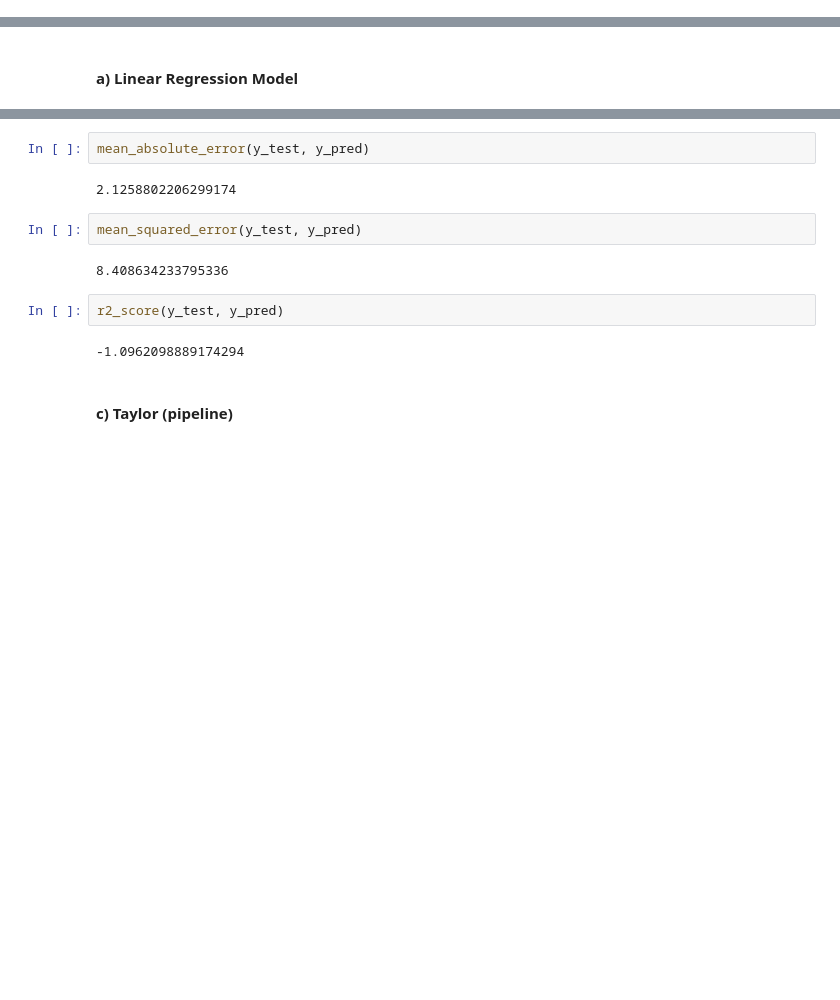
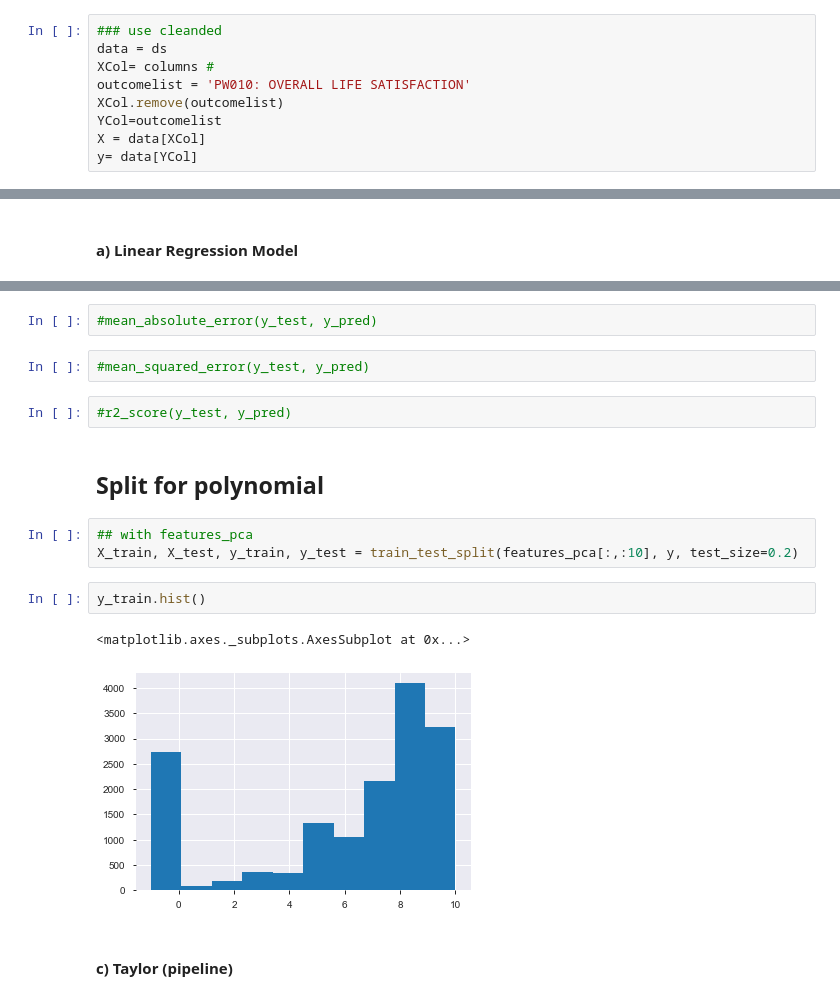
Before and after one commit to ta-data-lis/final-project, a Jupyter notebook: your-project/3_Machine Learning - TRY2.ipynb, the cells around one changed output, grey strips where cells are left out. Saved outputs shown, nothing was run; the diff lists cells and outputs as text; blank space fills up the shorter version.

```diff
--- a/your-project/3_Machine Learning - TRY2.ipynb
+++ b/your-project/3_Machine Learning - TRY2.ipynb
@@ -170,0 +174,9 @@ PCA / ICA
+# %%
+### use cleanded
+data = ds
+XCol= columns #
+outcomelist = 'PW010: OVERALL LIFE SATISFACTION'
+XCol.remove(outcomelist)
+YCol=outcomelist
+X = data[XCol]
+y= data[YCol]
@@ -267,15 +314,19 @@ Coef:  [  2.29998998  -7.19151695  -6.12783093  -3.10279335 -10.30977633
 # %%
-mean_absolute_error(y_test, y_pred)
+#mean_absolute_error(y_test, y_pred)
-# %% [output]
-2.1258802206299174
 # %%
-mean_squared_error(y_test, y_pred)
+#mean_squared_error(y_test, y_pred)
-# %% [output]
-8.408634233795336
 # %%
-r2_score(y_test, y_pred)
+#r2_score(y_test, y_pred)
-# %% [output]
--1.0962098889174294
+# %% [markdown]
+## Split for polynomial
+# %%
+## with features_pca
+X_train, X_test, y_train, y_test = train_test_split(features_pca[:,:10], y, test_size=0.2)
+# %%
+y_train.hist()
+# %% [output]
+<matplotlib.axes._subplots.AxesSubplot at 0x...>
+[figure, added]
 # %% [markdown]
 #### c)  Taylor (pipeline)
 # %%
```
Also changed, not shown: parts of 58 cells of this notebook.
